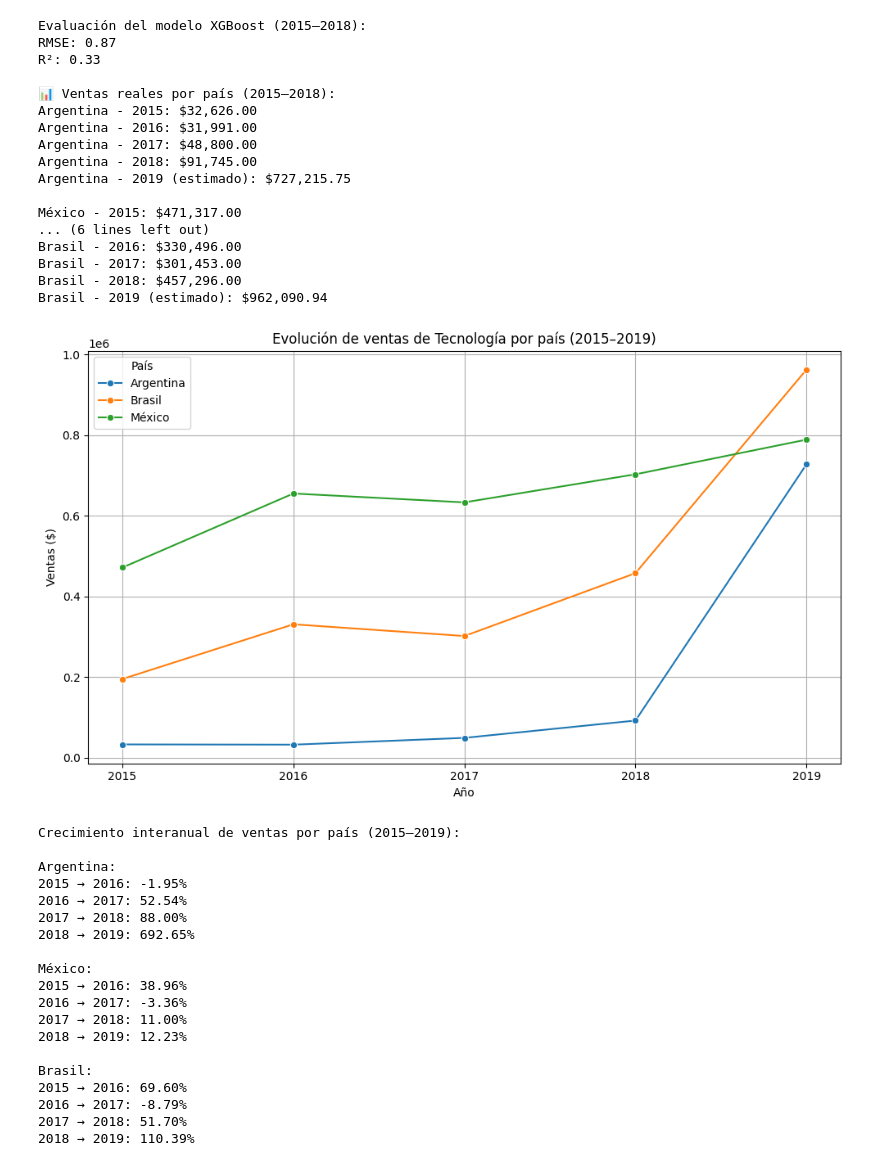
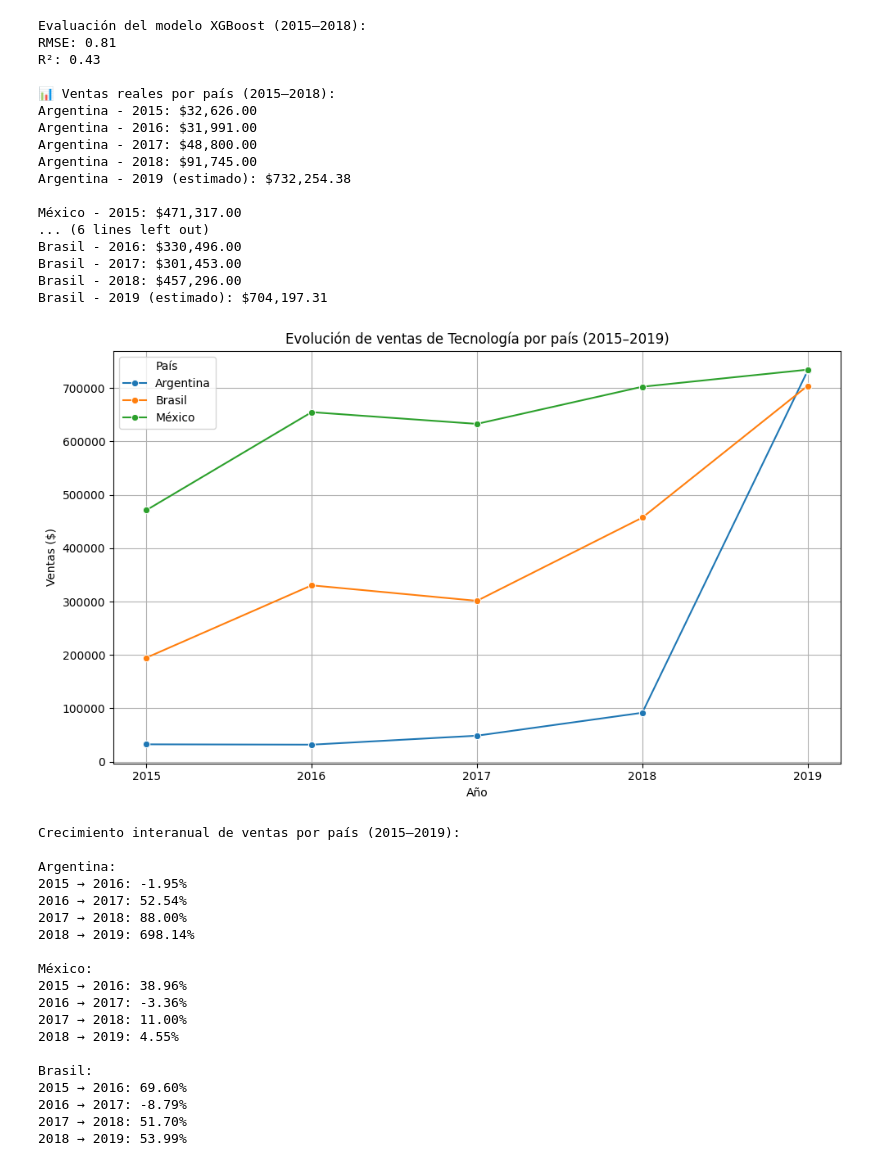
Before and after one commit to gabigal88/DataScience1---ProyectoDS_ParteIII_Galvan, a Jupyter notebook: ProyectoDS_ParteIII_Galvan.ipynb, the cells around one changed output. Drawn from its saved outputs; the diff is of its cells as text; code cells hidden in the pictures.

```diff
--- a/ProyectoDS_ParteIII_Galvan.ipynb
+++ b/ProyectoDS_ParteIII_Galvan.ipynb
@@ -54,7 +54,14 @@ X_train = imputer.fit_transform(X_train)
 X_test = imputer.transform(X_test)
 
 # 10. Entrenamiento del modelo
-modelo_xgb = XGBRegressor(n_estimators=100, learning_rate=0.2, max_depth=6, random_state=42)
+modelo_xgb = XGBRegressor(
+    n_estimators=300,
+    learning_rate=0.05,
+    max_depth=4,
+    reg_alpha=0.1,
+    reg_lambda=1.0,
+    random_state=42
+)
 modelo_xgb.fit(X_train, y_train)
 
 # 11. Evaluación
@@ -65,7 +72,10 @@ print(f"R²: {r2_score(y_test, y_pred):.2f}")
 
 # 12. Simulación para 2019 con 200 registros por país
 def simular_2019_desde_historial(pais, n=200):
-    base = df_tecnologia[(df_tecnologia["País"] == pais) & (df_tecnologia["Año"] == 2018)]
+    base = df_tecnologia[
+        (df_tecnologia["País"] == pais) &
+        (df_tecnologia["Año"].between(2015, 2018))
+    ]
     muestra = base.sample(n=n, replace=True).copy()
     muestra["Año"] = 2019
     return muestra
@@ -111,54 +121,54 @@ plt.grid(True)
 plt.tight_layout()
 plt.show()
 
 
 # Calcular crecimiento interanual
 print("Crecimiento interanual de ventas por país (2015–2019):")
 for pais in ["Argentina", "México", "Brasil"]:
     df_pais = ventas_plot[ventas_plot["País"] == pais].sort_values("Año")
     print(f"\n{pais}:")
     for i in range(1, len(df_pais)):
         año_actual = df_pais.iloc[i]["Año"]
         año_anterior = df_pais.iloc[i - 1]["Año"]
         venta_actual = df_pais.iloc[i]["Venta"]
         venta_anterior = df_pais.iloc[i - 1]["Venta"]
         crecimiento = ((venta_actual - venta_anterior) / venta_anterior) * 100
         print(f"{año_anterior} → {año_actual}: {crecimiento:.2f}%")
 # %% [output]
 Evaluación del modelo XGBoost (2015–2018):
-RMSE: 0.87
-R²: 0.33
+RMSE: 0.81
+R²: 0.43
 
 📊 Ventas reales por país (2015–2018):
 Argentina - 2015: $32,626.00
 Argentina - 2016: $31,991.00
 Argentina - 2017: $48,800.00
 Argentina - 2018: $91,745.00
-Argentina - 2019 (estimado): $727,215.75
+Argentina - 2019 (estimado): $732,254.38
 
 México - 2015: $471,317.00
 ... (6 lines left out)
 Brasil - 2016: $330,496.00
 Brasil - 2017: $301,453.00
 Brasil - 2018: $457,296.00
-Brasil - 2019 (estimado): $962,090.94
+Brasil - 2019 (estimado): $704,197.31
-[figure, old version]
+[figure, new version]
 Crecimiento interanual de ventas por país (2015–2019):
 
 Argentina:
 2015 → 2016: -1.95%
 2016 → 2017: 52.54%
 2017 → 2018: 88.00%
-2018 → 2019: 692.65%
+2018 → 2019: 698.14%
 
 México:
 2015 → 2016: 38.96%
 2016 → 2017: -3.36%
 2017 → 2018: 11.00%
-2018 → 2019: 12.23%
+2018 → 2019: 4.55%
 
 Brasil:
 2015 → 2016: 69.60%
 2016 → 2017: -8.79%
 2017 → 2018: 51.70%
-2018 → 2019: 110.39%
+2018 → 2019: 53.99%
```
